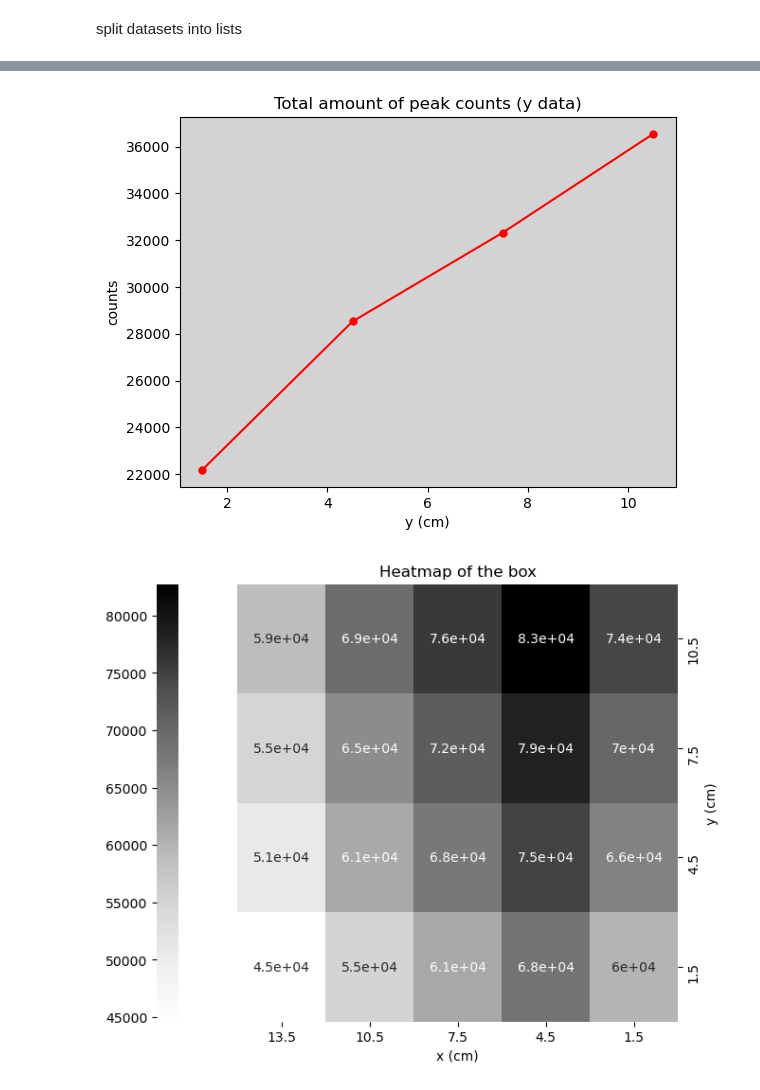
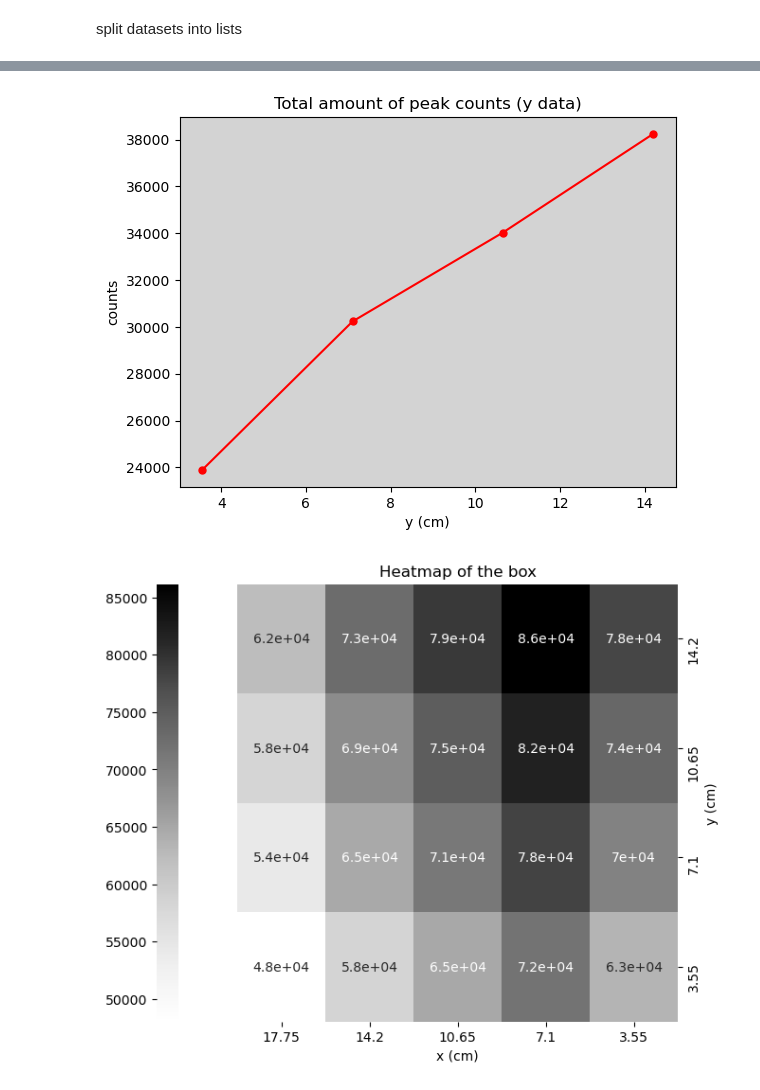
Before and after one commit to jrc-rodriguez/particle_physics, a Jupyter notebook: particle_physics.ipynb, the cells around one changed output, grey strips where cells are left out. Drawn from its saved outputs; the diff is of its cells as text; code cells hidden in the pictures.

```diff
--- a/particle_physics.ipynb
+++ b/particle_physics.ipynb
@@ -9,13 +9,13 @@ import seaborn as sb
 # %% [markdown]
 import datasets
 # %%
-data_background = pd.read_csv("calibration_and_background/background_spectrum.csv")
+data_background = pd.read_csv("calibration_and_background/spectrum_background.csv")
 data_x1 = pd.read_csv("spectrum_x/spectrum_doos_x_1.csv")
 data_x2 = pd.read_csv("spectrum_x/spectrum_doos_x_2.csv")
 data_x3 = pd.read_csv("spectrum_x/spectrum_doos_x_3.csv")
 data_x4 = pd.read_csv("spectrum_x/spectrum_doos_x_4.csv")
 data_x5 = pd.read_csv("spectrum_x/spectrum_doos_x_5.csv")
-data_source = pd.read_csv("calibration_and_background/spectrum_cali.csv")
+data_source = pd.read_csv("calibration_and_background/spectrum_source.csv")
 
 data_y1 = pd.read_csv("spectrum_y/spectrum_doos_y_1.csv")
 data_y2 = pd.read_csv("spectrum_y/spectrum_doos_y_2.csv")
@@ -32,6 +32,15 @@ def adjust(dataset_1, dataset_2):
             y_data.append(j)
 
     return x_data, y_data
+
+def remove_background(dataset, dataset_2):
+    data = []
+
+    for i, j in zip(dataset, dataset_2):
+        x = i - j
+        data.append(x)
+
+    return data
 # %% [markdown]
 split datasets into lists
 # %%
@@ -245,5 +254,5 @@ plt.show()
 # %%
-y_loc = [1.5, 4.5, 7.5, 10.5]
+y_loc = [3.55, 7.1, 10.65, 14.2]
 
 _, counts_A_y1 = adjust(pulseheights, counts_A_y1)
 _, counts_B_y1 = adjust(pulseheights, counts_B_y1)
@@ -269,35 +278,35 @@ plt.ylabel("counts")
 plt.xlabel("y (cm)")
 plt.show()
 # %% [output]
-[figure, old version]
+[figure, new version]
 # %%
-x_positions = np.array([1.5, 4.5, 7.5, 10.5, 13.5])
-y_positions = np.array([1.5, 4.5, 7.5, 10.5])
+x_positions = np.array([3.55, 7.1, 10.65, 14.2, 17.75])
+y_positions = np.array([3.55, 7.1, 10.65, 14.2])
 counts = np.array([
     [x1_counts[0] + y1_counts[0], x2_counts[0] + y1_counts[0], x3_counts[0] + y1_counts[0],
      x4_counts[0] + y1_counts[0], x5_counts[0] + y1_counts[0]],
     [x1_counts[0] + y2_counts[0], x2_counts[0] + y2_counts[0], x3_counts[0] + y2_counts[0], x4_counts[0]
      + y2_counts[0], x5_counts[0] + y2_counts[0]],
     [x1_counts[0] + y3_counts[0], x2_counts[0] + y3_counts[0], x3_counts[0] + y3_counts[0], x4_counts[0]
      + y3_counts[0], x5_counts[0] + y3_counts[0]],
     [x1_counts[0] + y4_counts[0], x2_counts[0] + y4_counts[0], x3_counts[0] + y4_counts[0], x4_counts[0]
      + y4_counts[0], x5_counts[0] + y4_counts[0]]
 ])
 
 fig, ax = plt.subplots(figsize=(8, 6))
-heatmap = sb.heatmap(counts, annot=True, xticklabels=x_positions, yticklabels=y_positions, cmap="Greys", cbar_kws={"location": "left"})
+heatmap = sb.heatmap(counts, annot=True, xticklabels=x_positions, yticklabels=y_positions, cmap = "Greys", cbar_kws={"location": "left"})
 
 ax.invert_yaxis()
 ax.invert_xaxis()
 
 ax.yaxis.tick_right()
 ax.yaxis.set_label_position("right")
 plt.title("Heatmap of the box")
 plt.xlabel("x (cm)")
 plt.ylabel("y (cm)")
 plt.show()
 # %% [output]
-[figure, old version]
+[figure, new version]
 # %%
 _, counts_A_source = adjust(pulseheights, counts_A_source)
 _, counts_B_source = adjust(pulseheights, counts_B_source)
```
Also changed, not shown: parts of 16 cells of this notebook, 4 other files.
